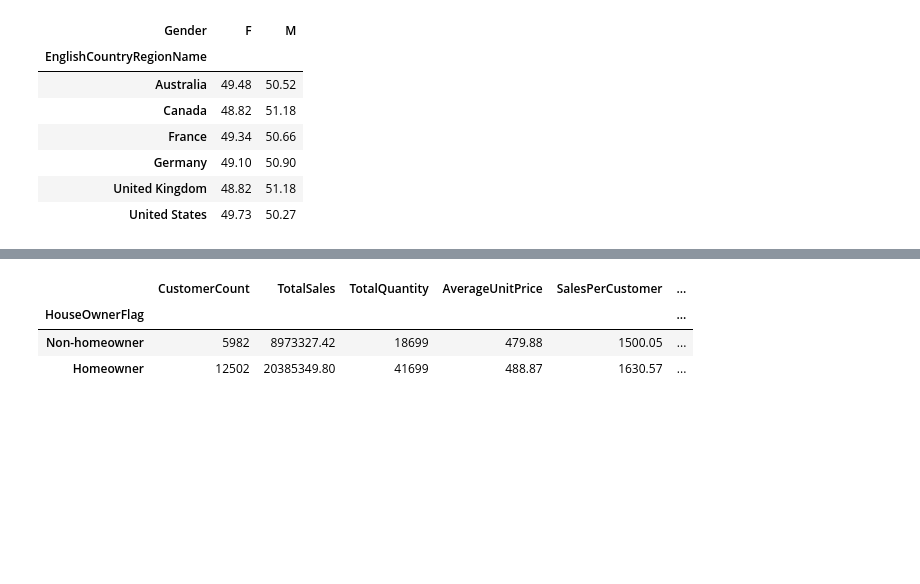
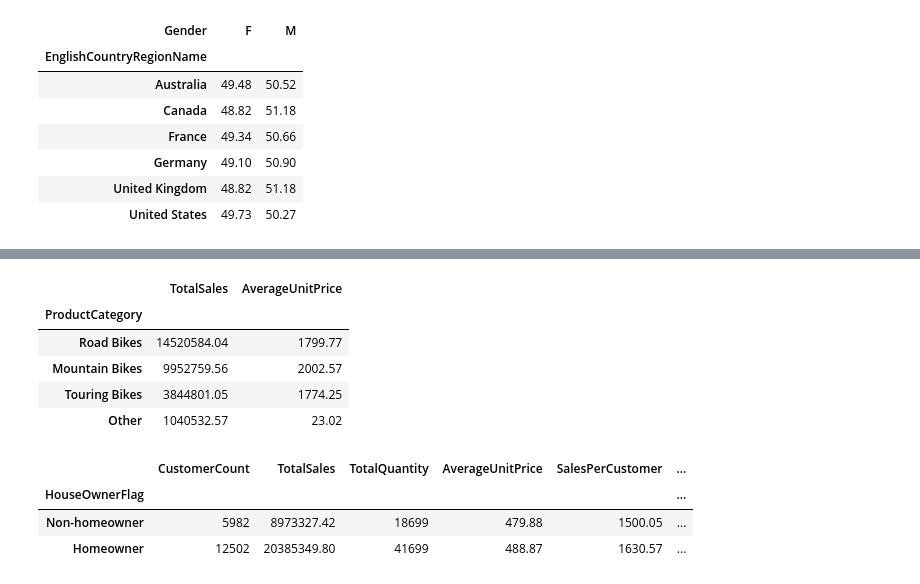
Before and after one commit to HeYantong/MSSP6070-Yantong, a Jupyter notebook: Assignments/Assignment2_YantongHe.ipynb, the cells around one changed output, grey strips where cells are left out. Cells and saved outputs as stored; diff of their text form; code cells hidden in the pictures; blank space fills up the shorter version.

```diff
--- a/Assignments/Assignment2_YantongHe.ipynb
+++ b/Assignments/Assignment2_YantongHe.ipynb
@@ -268,3 +236,43 @@ display(product_summary.head(1))
+# %%
+# Question 3: Calculate total sales and average unit price by product category
+# Classify products based on their names
+product_names = IS["EnglishProductName"]
+
+IS["ProductCategory"] = "Other"
+
+IS.loc[
+    product_names.str.startswith("Mountain-", na=False),
+    "ProductCategory"
+] = "Mountain Bikes"
+
+IS.loc[
+    product_names.str.startswith("Road-", na=False),
+    "ProductCategory"
+] = "Road Bikes"
+
+IS.loc[
+    product_names.str.startswith("Touring-", na=False),
+    "ProductCategory"
+] = "Touring Bikes"
+
+# Calculate sales and average unit price by category
+category_summary = (
+    IS.groupby("ProductCategory")
+    .agg(
+        TotalSales=("SalesAmount", "sum"),
+        AverageUnitPrice=("UnitPrice", "mean")
+    )
+    .sort_values("TotalSales", ascending=False)
+)
+
+display(category_summary)
+# %% [output]
+|  | TotalSales | AverageUnitPrice |
+| ProductCategory |  |  |
+| Road Bikes | 14520584.04 | 1799.77 |
+| Mountain Bikes | 9952759.56 | 2002.57 |
+| Touring Bikes | 3844801.05 | 1774.25 |
+| Other | 1040532.57 | 23.02 |
 # %%
 #Question 4:Compare sales by homeownership status
 home_summary = (
```
Also changed, not shown: parts of 1 cell of this notebook.
